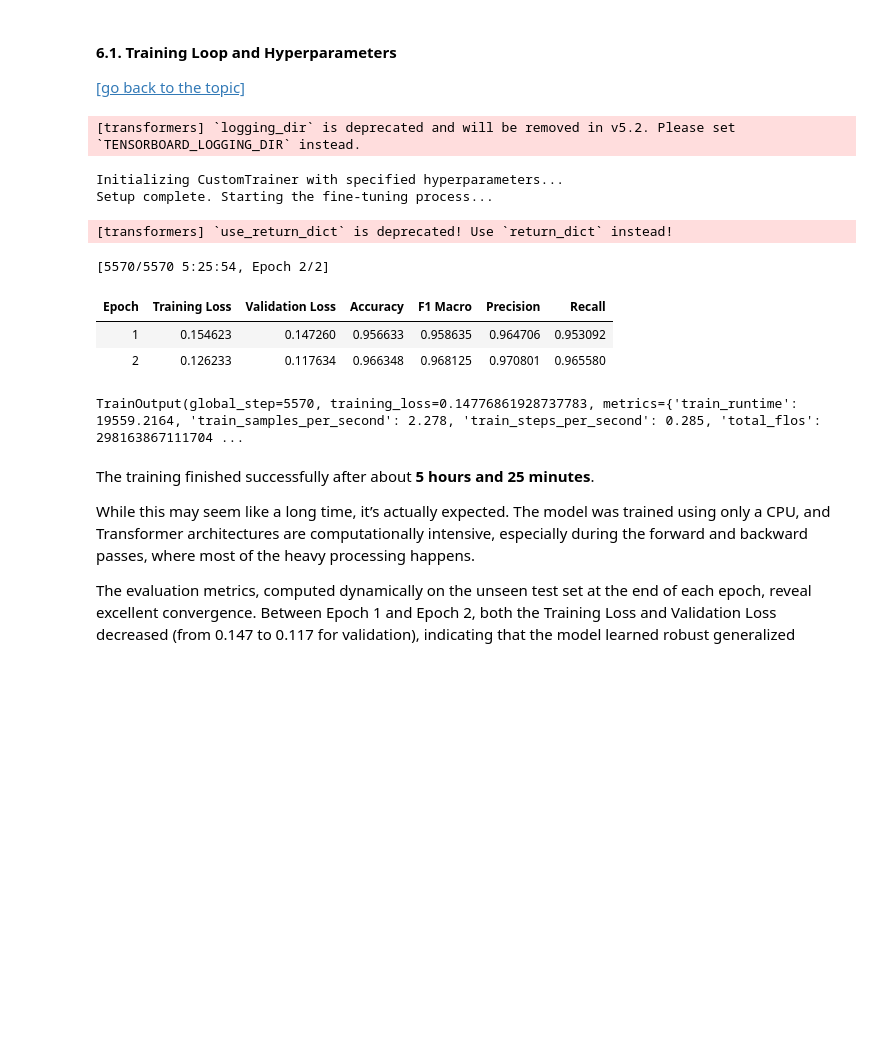
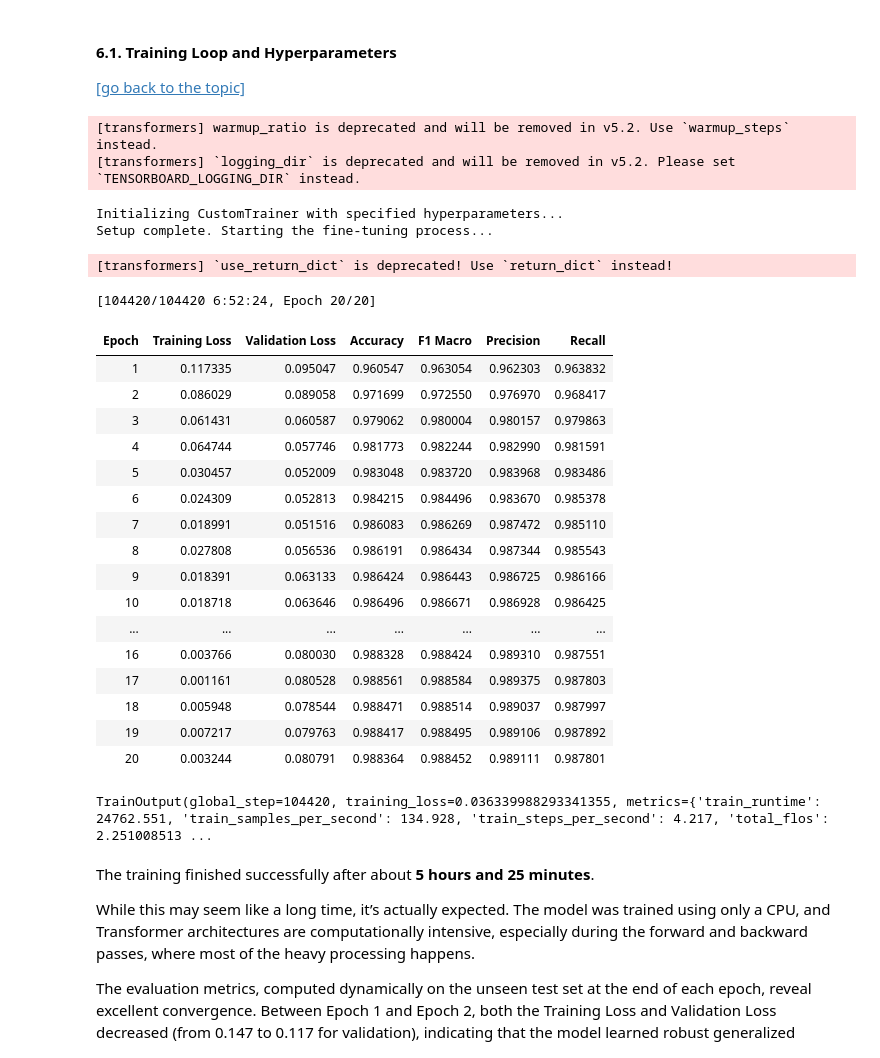
Before and after one commit to Alejandro-131004/Natural-Language-Processing, a Jupyter notebook: Project_2.ipynb, the cells around one changed output. Cells and saved outputs as stored; diff of their text form; code cells hidden in the pictures; blank space fills up the shorter version.

```diff
--- a/Project_2.ipynb
+++ b/Project_2.ipynb
@@ -159,8 +159,7 @@ print(f"Original Test Set Size (Untouched): {len(X_test)}")
 # 3. Stratified Subsampling of the Training Set for CPU viability (10% of training data)
 # We use train_test_split again purely as a sampling mechanism
 X_train_sub, _, y_train_sub, _ = train_test_split(
-    X_train_full, y_train_full,
-    train_size=0.10, # Keep only 10%
+    X_train_full, y_train_full,  # Keep only 80%
     random_state=42,
     stratify=y_train_full
 )
@@ -489,61 +487,80 @@ With the architecture modified via LoRA and our cost-sensitive learning protocol
 def compute_metrics(pred):
     labels = pred.label_ids
     preds = pred.predictions.argmax(-1)
-    precision, recall, f1, _ = precision_recall_fscore_support(labels, preds, average='macro', zero_division=0)
+    precision, recall, f1, _ = precision_recall_fscore_support(labels, preds, average="macro", zero_division=0)
     acc = accuracy_score(labels, preds)
     return {
-        'accuracy': acc,
-        'f1_macro': f1,
-        'precision': precision,
-        'recall': recall
+        "accuracy": acc,
+        "f1_macro": f1,
+        "precision": precision,
+        "recall": recall
     }
 
-# 2. Configure Training Arguments optimized for CPU and LoRA
+# 2. Configure Training Arguments optimized for CUDA + LoRA
 training_args = TrainingArguments(
-    output_dir='./distilbert-lora-phishing',
-    eval_strategy="epoch",          # Evaluate at the end of each epoch (updated parameter name)
-    save_strategy="epoch",          # Save model weights at the end of each epoch
-    learning_rate=5e-4,             # LoRA generally requires a higher LR than full fine-tuning
-    per_device_train_batch_size=8,  # Strictly limited to prevent CPU RAM overflow
-    per_device_eval_batch_size=8,
-    num_train_epochs=2,             # Limited epochs for CPU feasibility
+    output_dir="./distilbert-lora-phishing",
+    eval_strategy="epoch",
+    save_strategy="epoch",
+    learning_rate=2e-4,             # LoRA generally requires a higher LR than full fine-tuning
+    per_device_train_batch_size=32, # Larger batch size leverages GPU memory
+    per_device_eval_batch_size=32,
+    num_train_epochs=20,
     weight_decay=0.01,
-    load_best_model_at_end=True,    # Automatically keep the best performing model
+    load_best_model_at_end=True,
     metric_for_best_model="f1_macro",
-    logging_dir='./logs',
-    logging_steps=100,
-    use_cpu=True                    # Explicitly enforce CPU utilization
+    logging_dir="./logs",
+    logging_steps=50,
+    fp16=True,                      # Mixed precision for faster GPU training
+    dataloader_num_workers=4,       # Parallel data loading
+    dataloader_pin_memory=True,     # Faster CPU->GPU transfers
+    warmup_ratio=0.1,               # Learning rate warmup
+    lr_scheduler_type="cosine",     # Cosine decay works well with LoRA
+    report_to="none",
 )
 
 # Create a data collator to handle dynamic padding
 data_collator = DataCollatorWithPadding(tokenizer=tokenizer)
 
 # 3. Instantiate our CustomTrainer
 print("Initializing CustomTrainer with specified hyperparameters...")
 trainer = CustomTrainer(
     model=peft_model,
     args=training_args,
     train_dataset=tokenized_datasets["train"],
     eval_dataset=tokenized_datasets["test"],
-    data_collator=data_collator,     # Explicitly handle padding
-    processing_class=tokenizer,      # Updated parameter name for new HF versions
+    data_collator=data_collator,
+    processing_class=tokenizer,
     compute_metrics=compute_metrics
 )
 print("Setup complete. Starting the fine-tuning process...")
 
 # 4. START TRAINING
-# WARNING: This cell will take significant time to execute on a CPU.
 trainer.train()
 # %% [output]
+[transformers] warmup_ratio is deprecated and will be removed in v5.2. Use `warmup_steps` instead.
 [transformers] `logging_dir` is deprecated and will be removed in v5.2. Please set `TENSORBOARD_LOGGING_DIR` instead.
 Initializing CustomTrainer with specified hyperparameters...
 Setup complete. Starting the fine-tuning process...
 [transformers] `use_return_dict` is deprecated! Use `return_dict` instead!
-[5570/5570 5:25:54, Epoch 2/2]
+[104420/104420 6:52:24, Epoch 20/20]
 | Epoch | Training Loss | Validation Loss | Accuracy | F1 Macro | Precision | Recall |
-| 1 | 0.154623 | 0.147260 | 0.956633 | 0.958635 | 0.964706 | 0.953092 |
-| 2 | 0.126233 | 0.117634 | 0.966348 | 0.968125 | 0.970801 | 0.965580 |
+| 1 | 0.117335 | 0.095047 | 0.960547 | 0.963054 | 0.962303 | 0.963832 |
+| 2 | 0.086029 | 0.089058 | 0.971699 | 0.972550 | 0.976970 | 0.968417 |
+| 3 | 0.061431 | 0.060587 | 0.979062 | 0.980004 | 0.980157 | 0.979863 |
+| 4 | 0.064744 | 0.057746 | 0.981773 | 0.982244 | 0.982990 | 0.981591 |
+| 5 | 0.030457 | 0.052009 | 0.983048 | 0.983720 | 0.983968 | 0.983486 |
+| 6 | 0.024309 | 0.052813 | 0.984215 | 0.984496 | 0.983670 | 0.985378 |
+| 7 | 0.018991 | 0.051516 | 0.986083 | 0.986269 | 0.987472 | 0.985110 |
+| 8 | 0.027808 | 0.056536 | 0.986191 | 0.986434 | 0.987344 | 0.985543 |
+| 9 | 0.018391 | 0.063133 | 0.986424 | 0.986443 | 0.986725 | 0.986166 |
+| 10 | 0.018718 | 0.063646 | 0.986496 | 0.986671 | 0.986928 | 0.986425 |
+| ... | ... | ... | ... | ... | ... | ... |
+| 16 | 0.003766 | 0.080030 | 0.988328 | 0.988424 | 0.989310 | 0.987551 |
+| 17 | 0.001161 | 0.080528 | 0.988561 | 0.988584 | 0.989375 | 0.987803 |
+| 18 | 0.005948 | 0.078544 | 0.988471 | 0.988514 | 0.989037 | 0.987997 |
+| 19 | 0.007217 | 0.079763 | 0.988417 | 0.988495 | 0.989106 | 0.987892 |
+| 20 | 0.003244 | 0.080791 | 0.988364 | 0.988452 | 0.989111 | 0.987801 |
-TrainOutput(global_step=5570, training_loss=0.14776861928737783, metrics={'train_runtime': 19559.2164, 'train_samples_per_second': 2.278, 'train_steps_per_second': 0.285, 'total_flos': 298163867111704 ...
+TrainOutput(global_step=104420, training_loss=0.036339988293341355, metrics={'train_runtime': 24762.551, 'train_samples_per_second': 134.928, 'train_steps_per_second': 4.217, 'total_flos': 2.251008513 ...
 # %% [markdown]
 The training finished successfully after about **5 hours and 25 minutes**.
 
```
Also changed, not shown: parts of 21 cells of this notebook.
